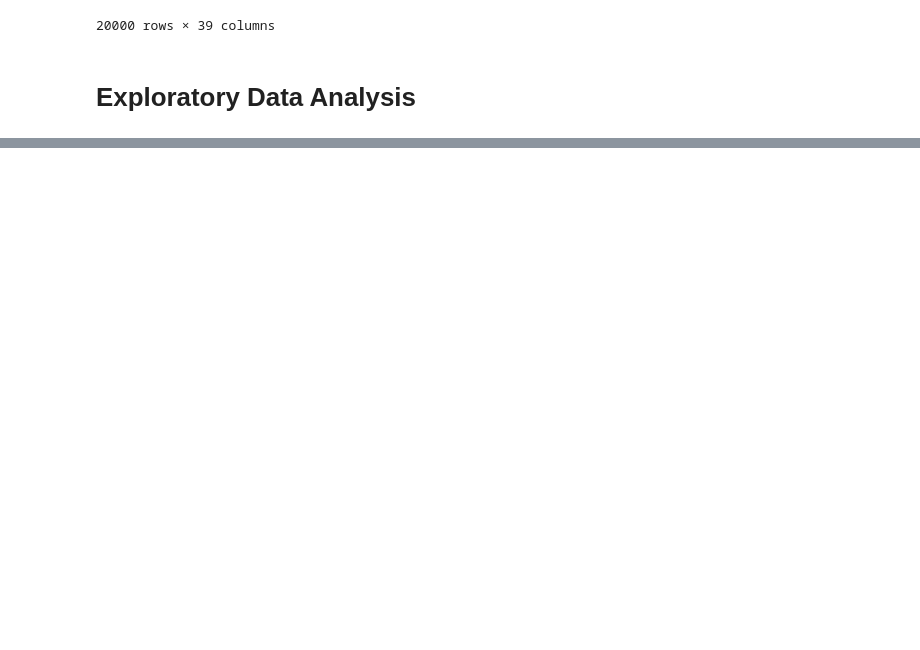
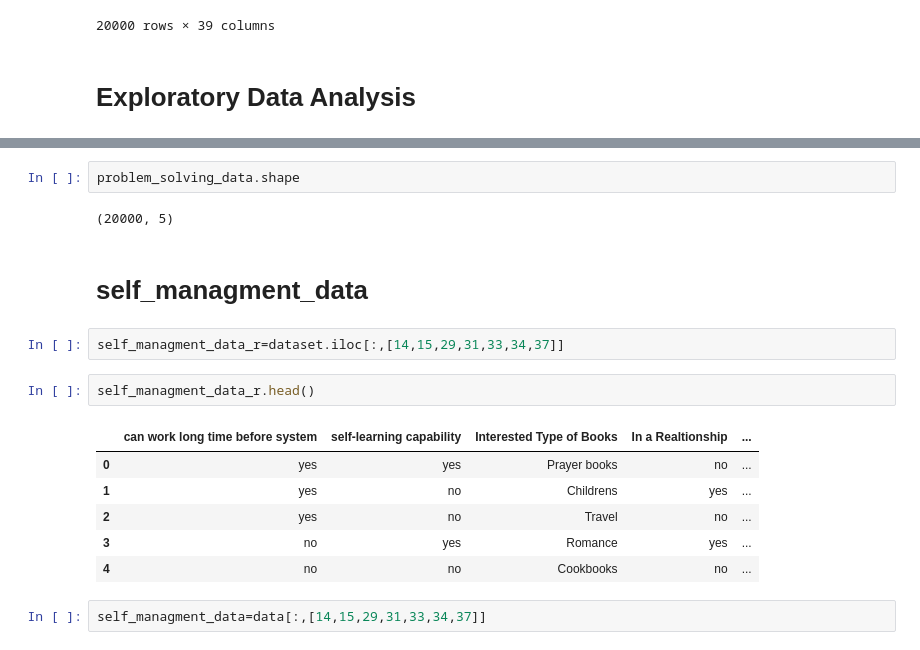
Before and after one commit to ashokseervi114/Job-role-prediction, a Jupyter notebook: ml project code/Project code/research1.ipynb, the cells around one changed output, grey strips where cells are left out. Drawn from its saved outputs; the diff is of its cells as text; blank space fills up the shorter version.

```diff
--- a/ml project code/Project code/research1.ipynb
+++ b/ml project code/Project code/research1.ipynb
@@ -49,0 +226,19 @@ plt.plot(dataset.mean())
+# %%
+problem_solving_data.shape
+# %% [output]
+(20000, 5)
+# %% [markdown]
+# self_managment_data
+# %%
+self_managment_data_r=dataset.iloc[:,[14,15,29,31,33,34,37]]
+# %%
+self_managment_data_r.head()
+# %% [output]
+|  | can work long time before system | self-learning capability | Interested Type of Books | In a Realtionship | ... |
+| 0 | yes | yes | Prayer books | no | ... |
+| 1 | yes | no | Childrens | yes | ... |
+| 2 | yes | no | Travel | no | ... |
+| 3 | no | yes | Romance | yes | ... |
+| 4 | no | no | Cookbooks | no | ... |
+# %%
+self_managment_data=data[:,[14,15,29,31,33,34,37]]
```
Also changed, not shown: parts of 51 cells of this notebook.
